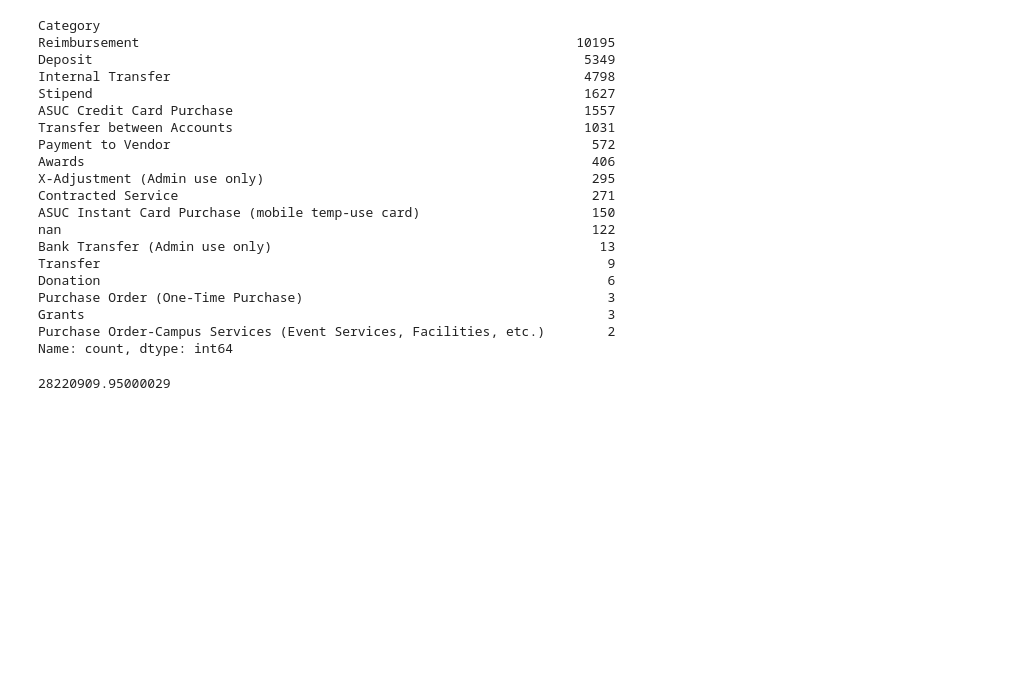
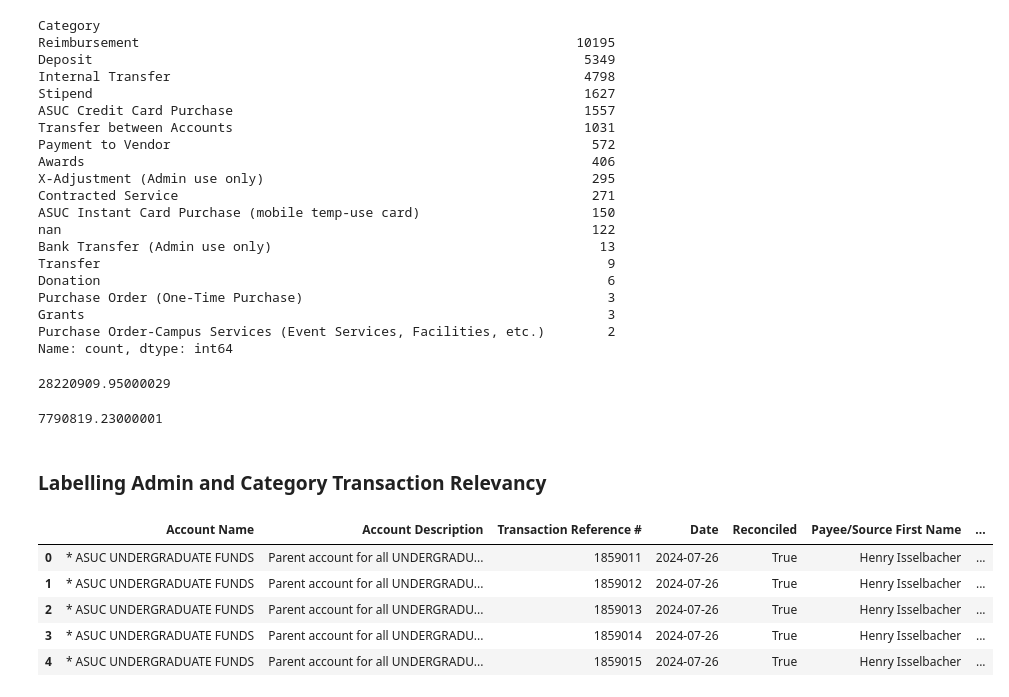
Before and after one commit to J-Ngaiii/ocfo-etl, a Jupyter notebook: experiments/transacs-eda.ipynb, the cells around one changed output. Cells and saved outputs as stored; diff of their text form; code cells hidden in the pictures; blank space fills up the shorter version.

```diff
--- a/experiments/transacs-eda.ipynb
+++ b/experiments/transacs-eda.ipynb
@@ -372,10 +379,13 @@ Purchase Order-Campus Services (Event Services, Facilities, etc.)        2
 Name: count, dtype: int64
 # %%
 def not_admin(entry: str):
-    ENTRY = entry.lower()
+    ENTRY = entry.lower().strip()
     if 'admin' in ENTRY:
         return False
     elif 'internal transfer' in ENTRY or 'transfer between accounts' in ENTRY:
         return False
     else:
         return True
+# %%
+def admin(entry: str):
+   return not not_admin(entry)
@@ -384,3 +400,10 @@ amount_sum = tbl[tbl['Category'].apply(not_admin)]
 sum(amount_sum['Amount'])
 # %% [output]
 28220909.95000029
+# %%
+mickael_sum = tbl[tbl['Category'].apply(m_relevance)]
+sum(mickael_sum['Amount'])
+# %% [output]
+7790819.23000001
+# %% [markdown]
+### Labelling Admin and Category Transaction Relevancy
@@ -386,0 +413,9 @@ sum(amount_sum['Amount'])
+# %%
+tbl.head(5)
+# %% [output]
+|  | Account Name | Account Description | Transaction Reference # | Date | Reconciled | Payee/Source First Name | ... |
+| 0 | * ASUC UNDERGRADUATE FUNDS | Parent account for all UNDERGRADU... | 1859011 | 2024-07-26 | True | Henry Isselbacher | ... |
+| 1 | * ASUC UNDERGRADUATE FUNDS | Parent account for all UNDERGRADU... | 1859012 | 2024-07-26 | True | Henry Isselbacher | ... |
+| 2 | * ASUC UNDERGRADUATE FUNDS | Parent account for all UNDERGRADU... | 1859013 | 2024-07-26 | True | Henry Isselbacher | ... |
+| 3 | * ASUC UNDERGRADUATE FUNDS | Parent account for all UNDERGRADU... | 1859014 | 2024-07-26 | True | Henry Isselbacher | ... |
+| 4 | * ASUC UNDERGRADUATE FUNDS | Parent account for all UNDERGRADU... | 1859015 | 2024-07-26 | True | Henry Isselbacher | ... |
```
Also changed, not shown: parts of 8 cells of this notebook.
